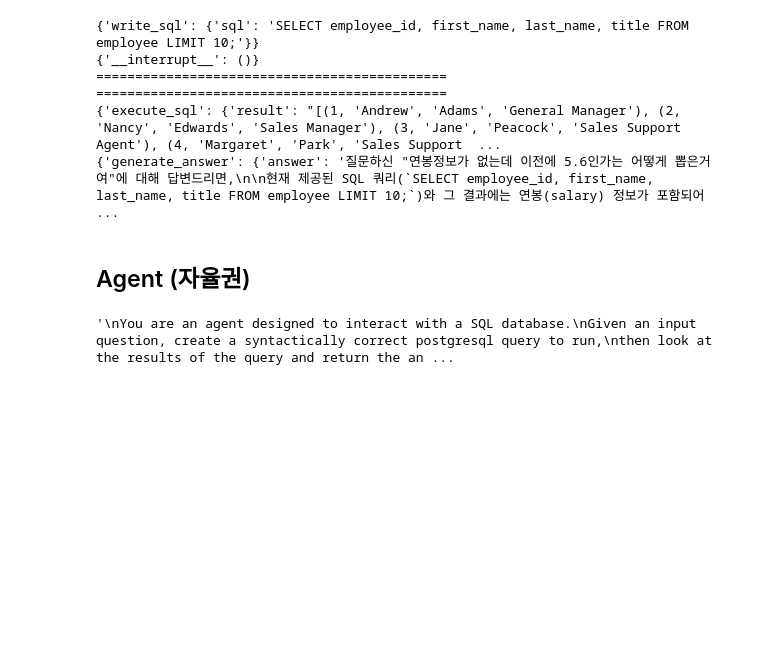
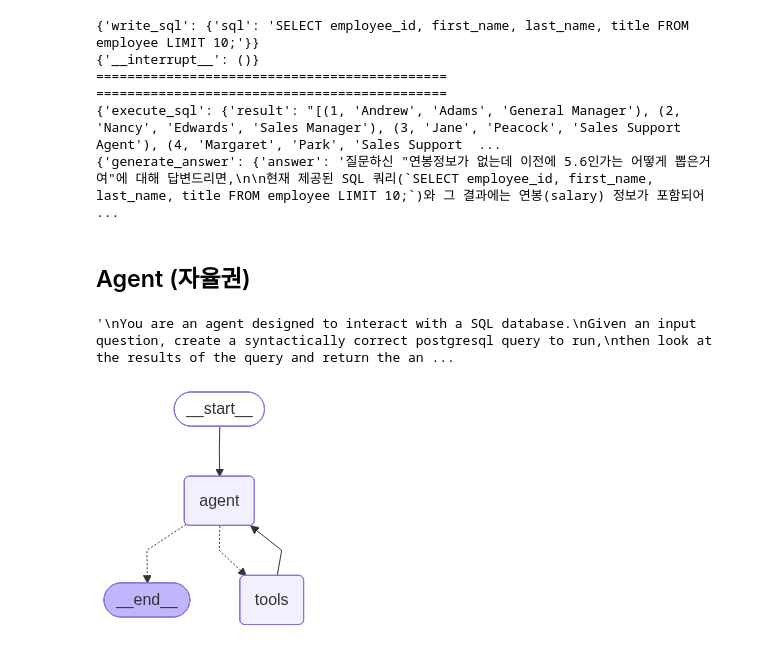
Before and after one commit to verba-neo/gaida-1, a Jupyter notebook: LLM-agent/13_SQL_conn.ipynb, the cells around one changed output. Saved outputs shown, nothing was run; the diff lists cells and outputs as text; code cells hidden in the pictures; blank space fills up the shorter version.

```diff
--- a/LLM-agent/13_SQL_conn.ipynb
+++ b/LLM-agent/13_SQL_conn.ipynb
@@ -288,3 +288,12 @@ Then you should query the schema of the most relevant tables.
 )
 # %% [output]
 '\nYou are an agent designed to interact with a SQL database.\nGiven an input question, create a syntactically correct postgresql query to run,\nthen look at the results of the query and return the an ...
+# %%
+from langchain_core.messages import HumanMessage
+from langgraph.prebuilt import create_react_agent
+
+agent_executor = create_react_agent(llm, tools, prompt=system_message)
+# %%
+display(Image(agent_executor.get_graph().draw_mermaid_png()))
+# %% [output]
+[figure, added]
```
Also changed, not shown: parts of 1 cell of this notebook.
